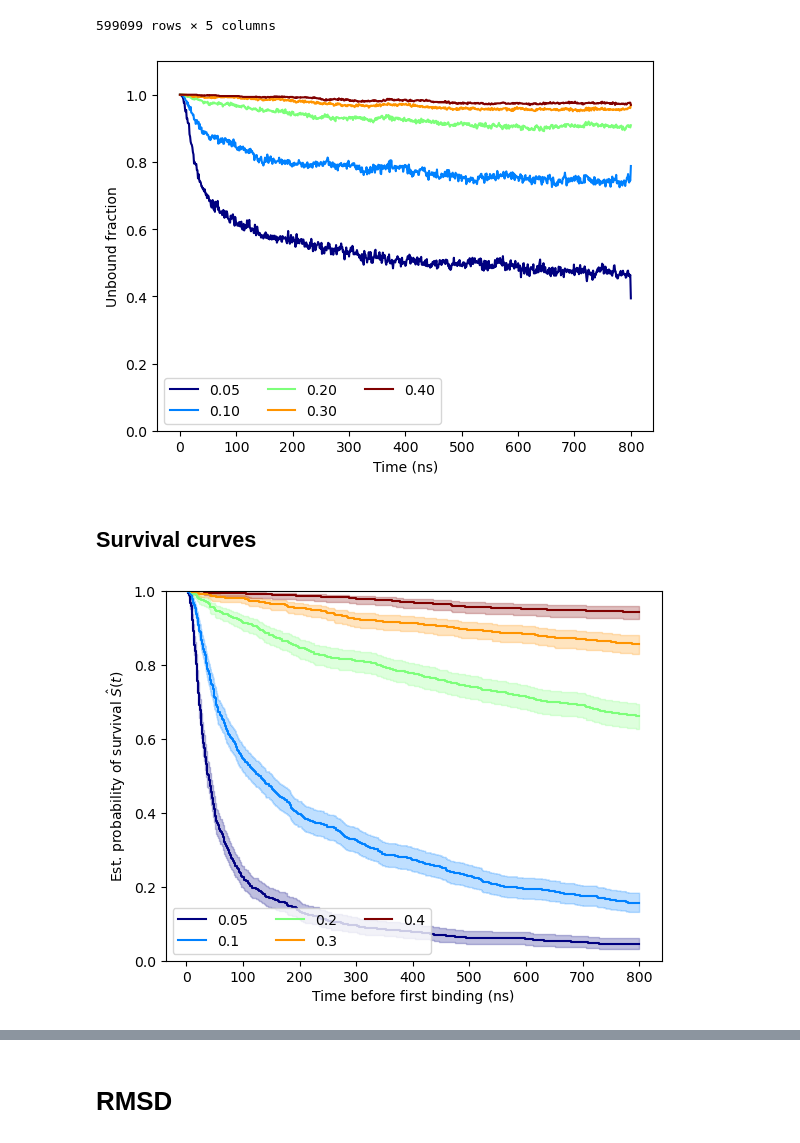
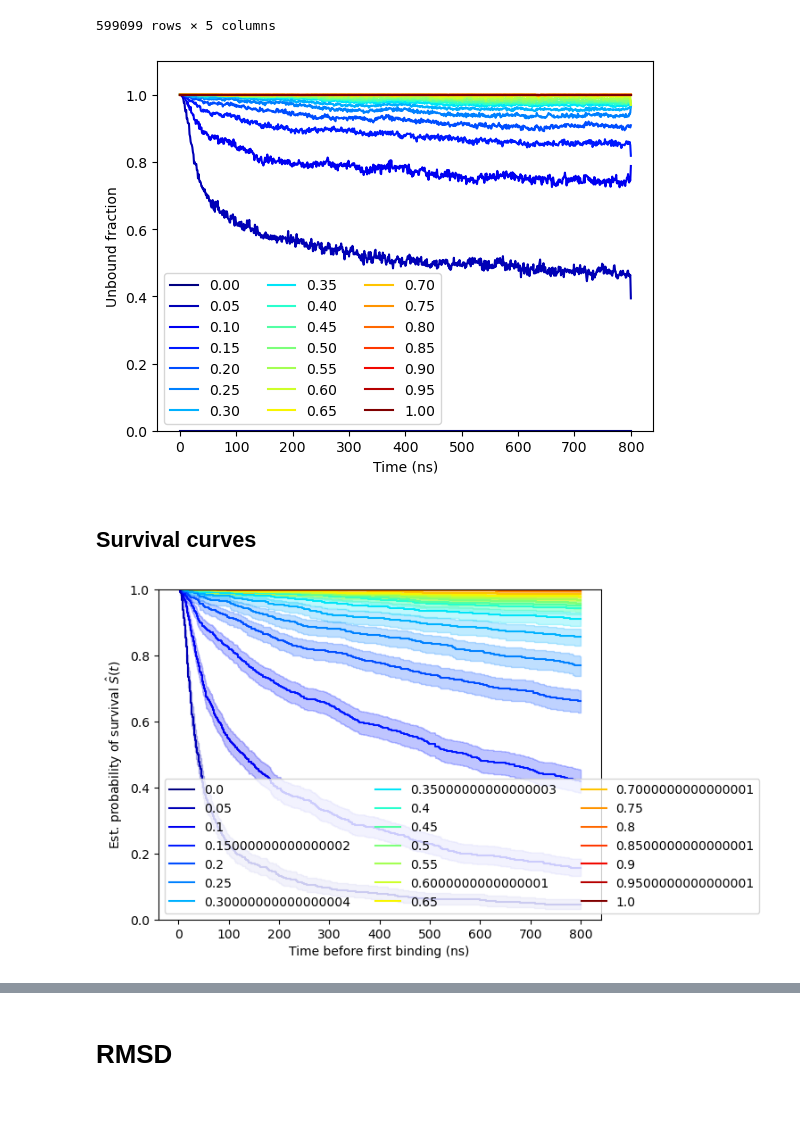
Before and after one commit to giorginolab/sh2-som, a Jupyter notebook: 2-survival-plots.ipynb, the cells around one changed output, grey strips where cells are left out. Saved outputs shown, nothing was run; the diff lists cells and outputs as text; code cells hidden in the pictures; blank space fills up the shorter version.

```diff
--- a/2-survival-plots.ipynb
+++ b/2-survival-plots.ipynb
@@ -172,17 +172,17 @@ nc_df
 599099 rows × 5 columns
 # %%
 nc_thrs = np.linspace(0,1,21)
-nc_thrs = [.05, .1, .2, .3, .4]
+#nc_thrs = [.05, .1, .2, .3, .4]
 
 nc_sens = df2sens(nc_df, nc_thrs, "NCF")
 plot_sens(nc_sens)
 # %% [output]
-[figure, old version]
+[figure, new version]
 # %% [markdown]
 ## Survival curves
 # %%
 nc_surv_all = df2surv(nc_df, nc_thrs, "NCF")
 plot_surv(nc_surv_all)
 # %% [output]
-[figure, old version]
+[figure, new version]
 # %%
```
Also changed, not shown: parts of 1 cell of this notebook.
